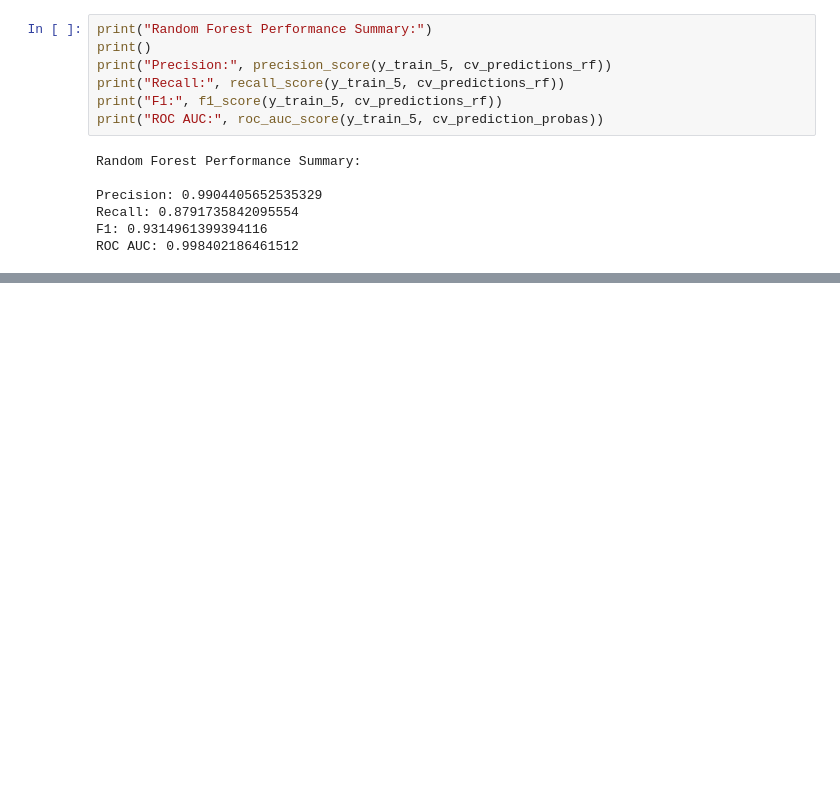
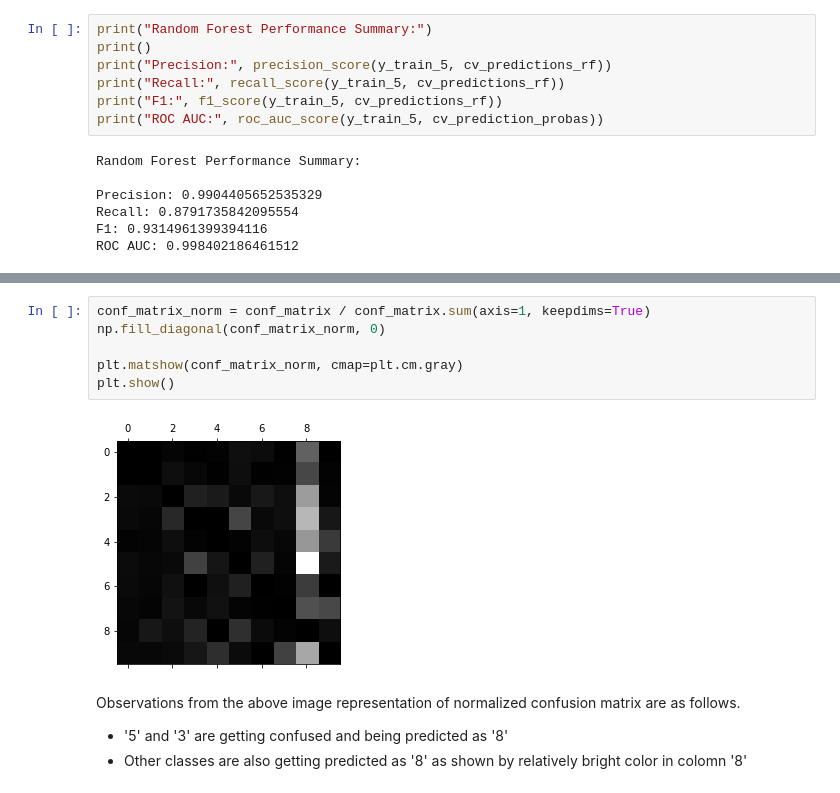
Before and after one commit to PradipKumarDas/Teaching, a Jupyter notebook: Machine_Learning_Course_18AI61/02_classification.ipynb, the cells around one changed output, grey strips where cells are left out. Saved outputs shown, nothing was run; the diff lists cells and outputs as text; blank space fills up the shorter version.

```diff
--- a/Machine_Learning_Course_18AI61/02_classification.ipynb
+++ b/Machine_Learning_Course_18AI61/02_classification.ipynb
@@ -402,0 +531,12 @@ ROC AUC: 0.998402186461512
+# %%
+conf_matrix_norm = conf_matrix / conf_matrix.sum(axis=1, keepdims=True)
+np.fill_diagonal(conf_matrix_norm, 0)
+
+plt.matshow(conf_matrix_norm, cmap=plt.cm.gray)
+plt.show()
+# %% [output]
+[figure, added]
+# %% [markdown]
+Observations from the above image representation of normalized confusion matrix are as follows.
+- '5' and '3' are getting confused and being predicted as '8'
+- Other classes are also getting predicted as '8' as shown by relatively bright color in colomn '8'
```
Also changed, not shown: parts of 41 cells of this notebook.
